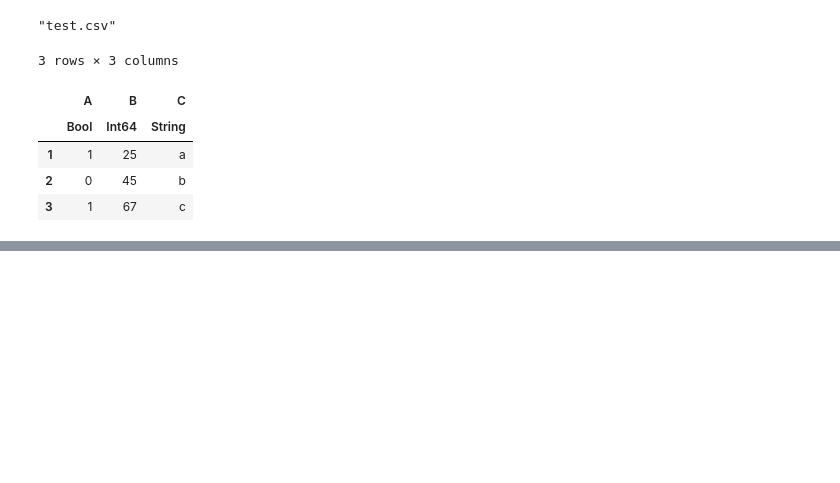
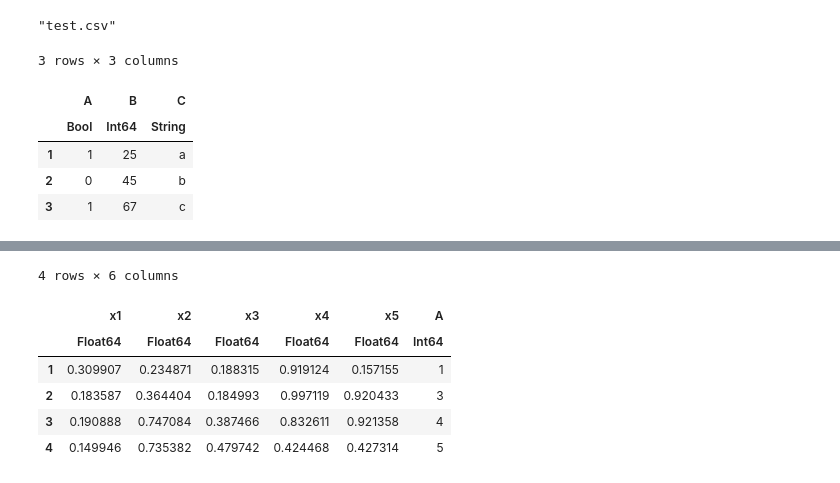
Before and after one commit to B2BDA/Julia_For_Data_Science, a Jupyter notebook: Julia_Data_Frame_Basics.ipynb, the cells around one changed output, grey strips where cells are left out. Drawn from its saved outputs; the diff is of its cells as text; code cells hidden in the pictures; blank space fills up the shorter version.

```diff
--- a/Julia_Data_Frame_Basics.ipynb
+++ b/Julia_Data_Frame_Basics.ipynb
@@ -281,0 +476,2 @@ CSV.read("test.csv")
+# %%
+df1.x5 = rand(4)
@@ -281,0 +494,10 @@ CSV.read("test.csv")
+# %%
+[df1 DataFrame(A = [1,3,4,5])]
+# %% [output]
+4 rows × 6 columns
+|  | x1 | x2 | x3 | x4 | x5 | A |
+|  | Float64 | Float64 | Float64 | Float64 | Float64 | Int64 |
+| 1 | 0.309907 | 0.234871 | 0.188315 | 0.919124 | 0.157155 | 1 |
+| 2 | 0.183587 | 0.364404 | 0.184993 | 0.997119 | 0.920433 | 3 |
+| 3 | 0.190888 | 0.747084 | 0.387466 | 0.832611 | 0.921358 | 4 |
+| 4 | 0.149946 | 0.735382 | 0.479742 | 0.424468 | 0.427314 | 5 |
```
Also changed, not shown: parts of 39 cells of this notebook.
